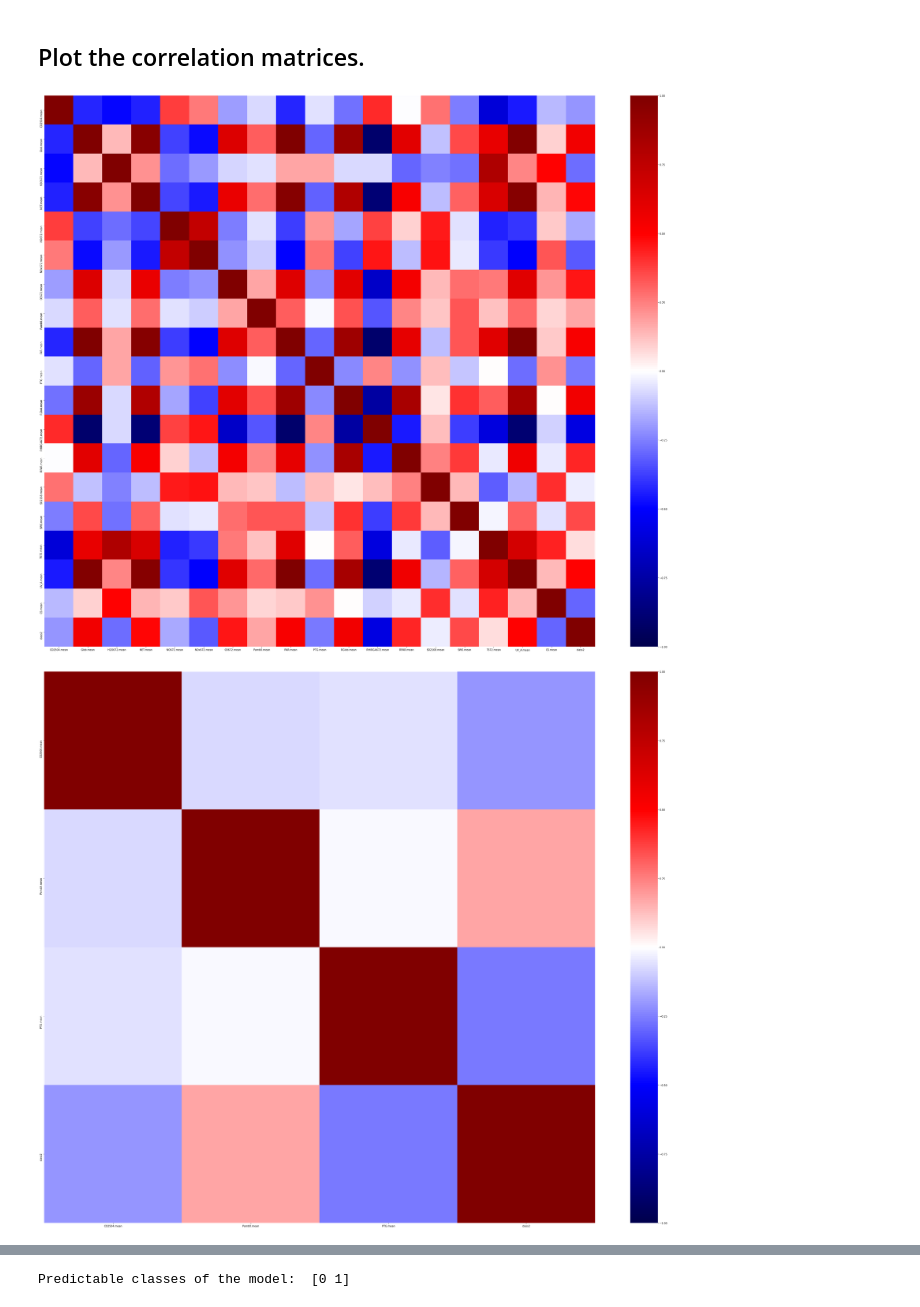
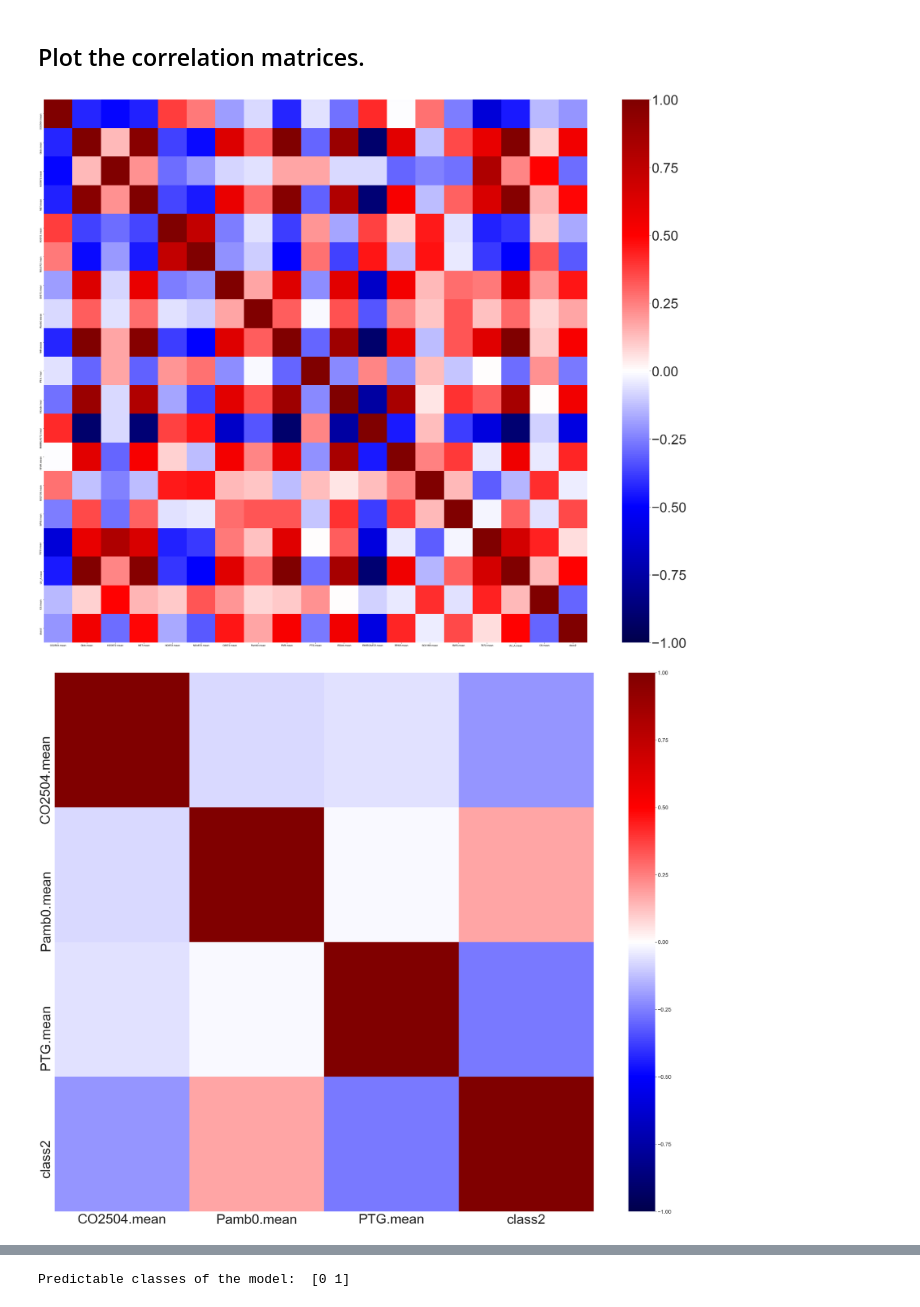
Before and after one commit to NPF-classifiers-109/npf-classifier, a Jupyter notebook: NaiveBayes/NB-classifier.ipynb, the cells around one changed output, grey strips where cells are left out. Saved outputs shown, nothing was run; the diff lists cells and outputs as text; code cells hidden in the pictures.

```diff
--- a/NaiveBayes/NB-classifier.ipynb
+++ b/NaiveBayes/NB-classifier.ipynb
@@ -104,15 +104,17 @@ data_low_corr_stdz.describe()
 # %%
 corr_matrix = data.corr()
 f, ax = plt.subplots(figsize=(50, 40))
+sns.set(font_scale=5)
 ax = sns.heatmap(corr_matrix, cmap='seismic', vmin=-1, vmax=1, square=True)
 # %% [output]
-[figure, old version]
+[figure, new version]
 # %%
 corr_matrix = data_low_corr.corr()
 f, ax = plt.subplots(figsize=(50, 40))
+sns.set(font_scale=2)
 ax = sns.heatmap(corr_matrix, cmap='seismic', vmin=-1, vmax=1, square=True)
 # %% [output]
-[figure, old version]
+[figure, new version]
 # %%
 corr_matrix = data_low_corr_stdz.corr()
 f, ax = plt.subplots(figsize=(50, 40))
```
Also changed, not shown: parts of 15 cells of this notebook, 5 other files.
